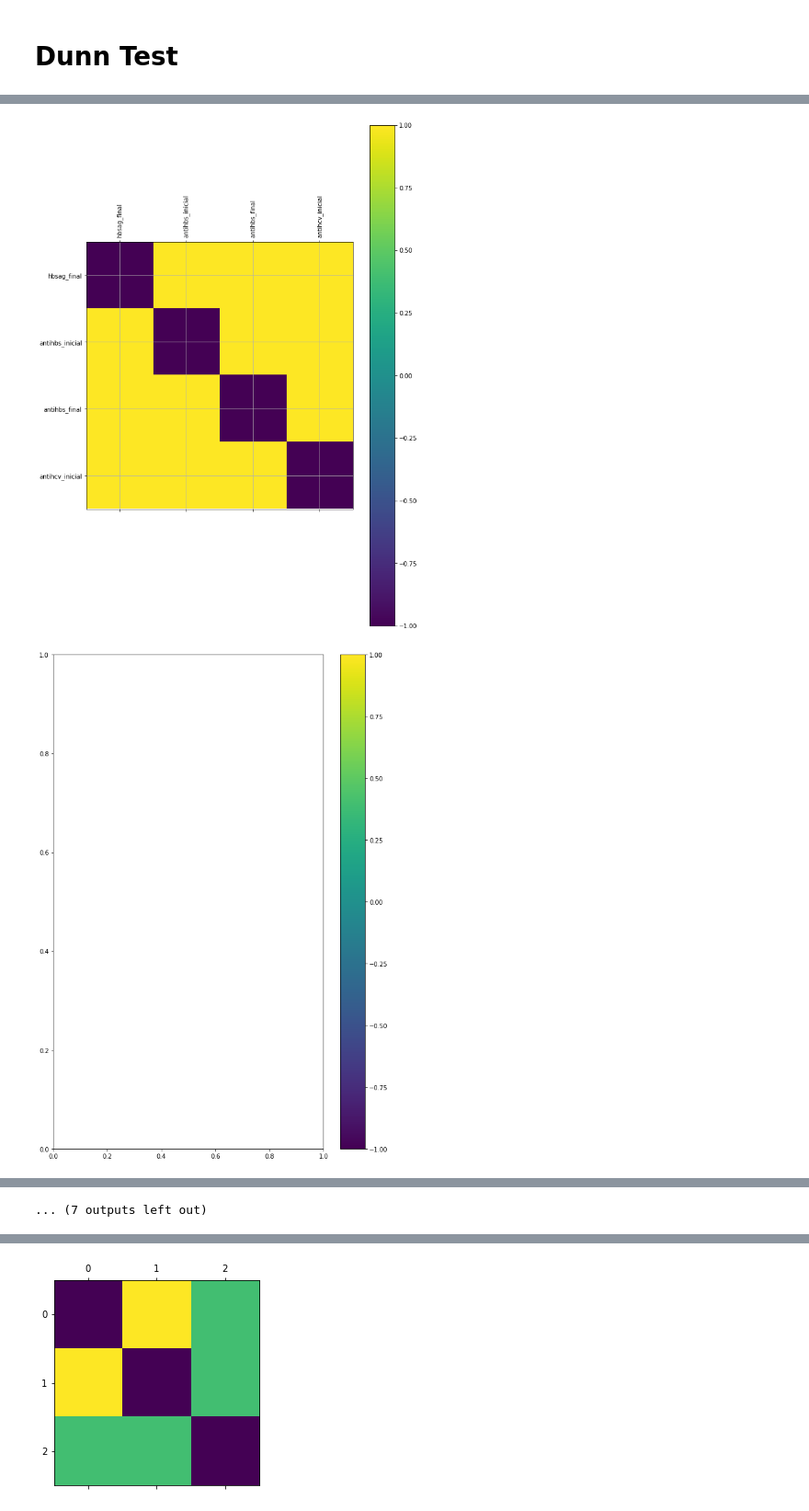
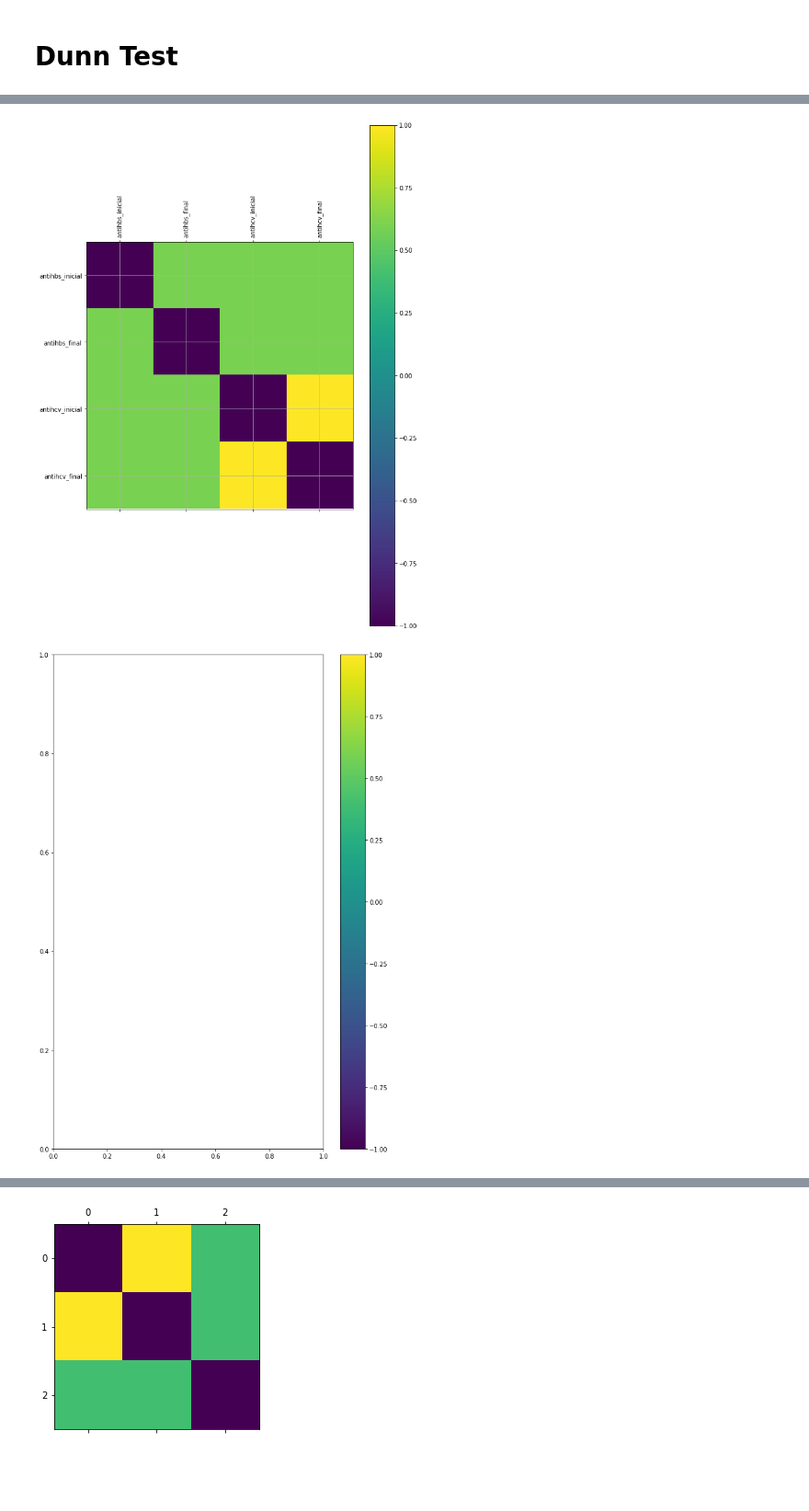
Before and after one commit to gabiiwa/DRC, a Jupyter notebook: kruskal_post_int.ipynb, the cells around one changed output, grey strips where cells are left out. Shown at 92% size. Cells and saved outputs as stored; diff of their text form; code cells hidden in the pictures; blank space fills up the shorter version.

```diff
--- a/kruskal_post_int.ipynb
+++ b/kruskal_post_int.ipynb
@@ -65,5 +65,12 @@ dic_num = {'dados_consulta':df_num_dados_consulta,'cidade':df_num_cidade,'ubs':d
        'aval_tratamento':df_num_avaliacao_tratamento,'medicamento':df_num_medicamento,'cfr':df_num_complicacao_funcao_renal
       }
 
-for i in dic_num:
-    dic_num[i]=dic_num[i].drop(columns=['id_'+i])
+for tabela in dic_num:
+    for coluna in dic_num[tabela].keys():
+        i_split = coluna.split('_')
+        if i_split[0]=='id':
+            dic_num[tabela]=dic_num[tabela].drop(columns=[coluna], errors='ignore')
+        if i_split[0]=='dt':
+            dic_num[tabela]=dic_num[tabela].drop(columns=[coluna], errors='ignore')
+        if i_split[0]=='total':
+            dic_num[tabela]=dic_num[tabela].drop(columns=[coluna], errors='ignore')
@@ -132,38 +151,38 @@ plt.show()
 dic_aux = list(dic_snulo.keys())
 aux_cont = 0
 aux_parada = 0
 for i in range(len(dic_snulo.keys())):
-    if aux_cont == 7:
+    if aux_cont == 9:
         fig = plt.figure(figsize=(10,15))
         df = sp.posthoc_dunn(test[aux_parada:i], p_adjust = 'holm')
 
         cax = plt.matshow(df, fignum=1)
         fig.colorbar(cax)
 
 
         plt.xticks(range(0,len(test[aux_parada:i])),dic_aux[aux_parada:i], rotation = 90)
         plt.yticks(range(0,len(test[aux_parada:i])),dic_aux[aux_parada:i])
 
         plt.grid()
         plt.savefig('de'+str(aux_parada)+'parte'+str(i)+'.png')
 
         aux_parada = i
         aux_cont =0
-    elif i!=147:
+    elif i!=120:
         aux_cont += 1
     else:
         fig = plt.figure(figsize=(10,15))
-        df = sp.posthoc_dunn(test[aux_parada:i], p_adjust = 'holm')
+        df = sp.posthoc_dunn(test[117:121], p_adjust = 'holm')
 
         cax = plt.matshow(df, fignum=1)
         fig.colorbar(cax)
 
 
-        plt.xticks(range(0,len(test[aux_parada:i])),dic_aux[aux_parada:i], rotation = 90)
-        plt.yticks(range(0,len(test[aux_parada:i])),dic_aux[aux_parada:i])
+        plt.xticks(range(0,len(test[117:121])),dic_aux[117:121], rotation = 90)
+        plt.yticks(range(0,len(test[117:121])),dic_aux[117:121])
 
         plt.grid()
-        plt.savefig('de'+str(aux_parada)+'parte'+str(i)+'.png')
+        plt.savefig('de'+str(117)+'parte'+str(121)+'.png')
 # %% [output]
-[figure, old version]
+[figure, new version]
 [figure]
@@ -179,2 +198 @@ for i in range(len(dic_snulo.keys())):
 [figure]
-... (7 outputs left out)
```
Also changed, not shown: parts of 7 cells of this notebook, 34 other files.
